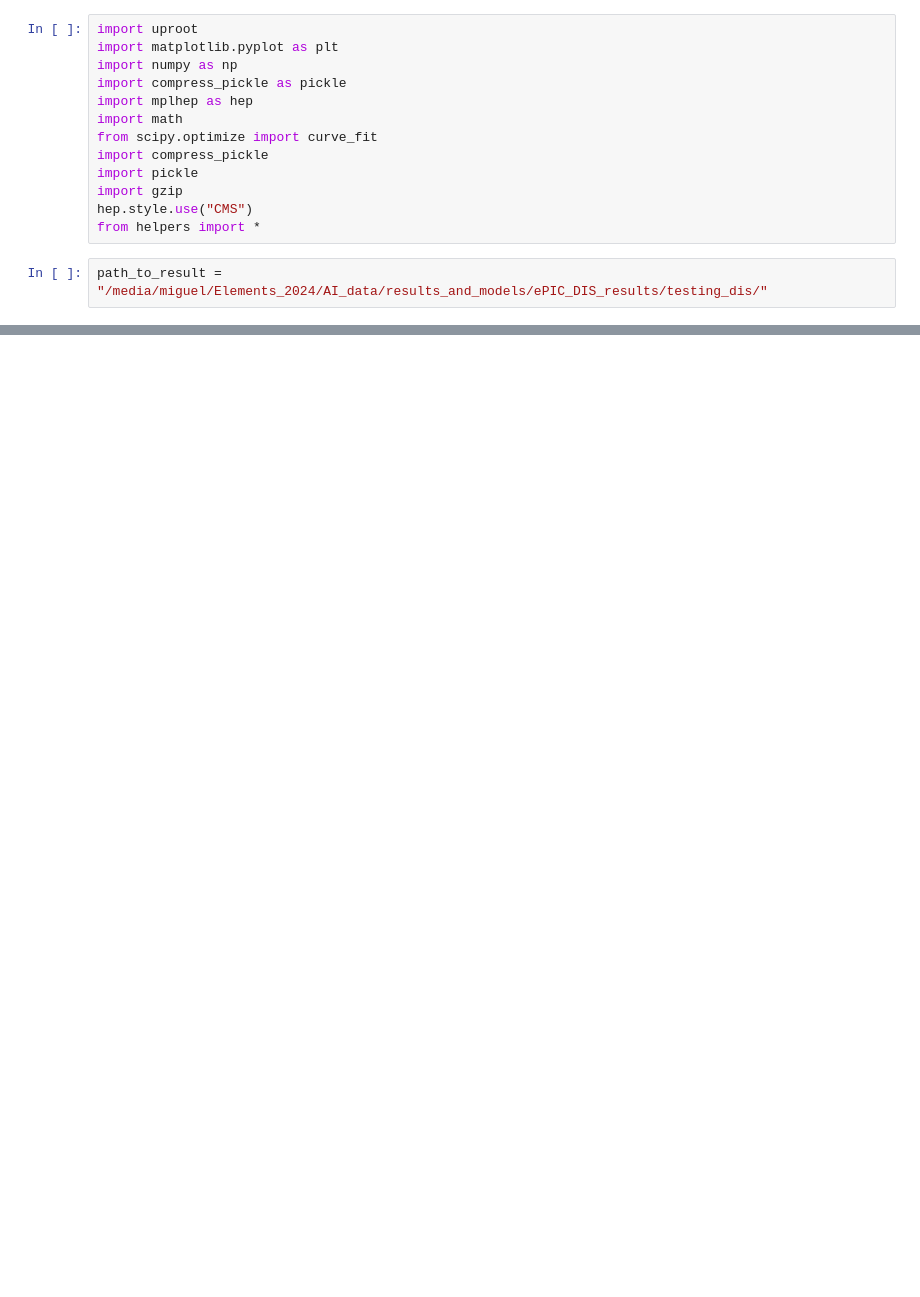
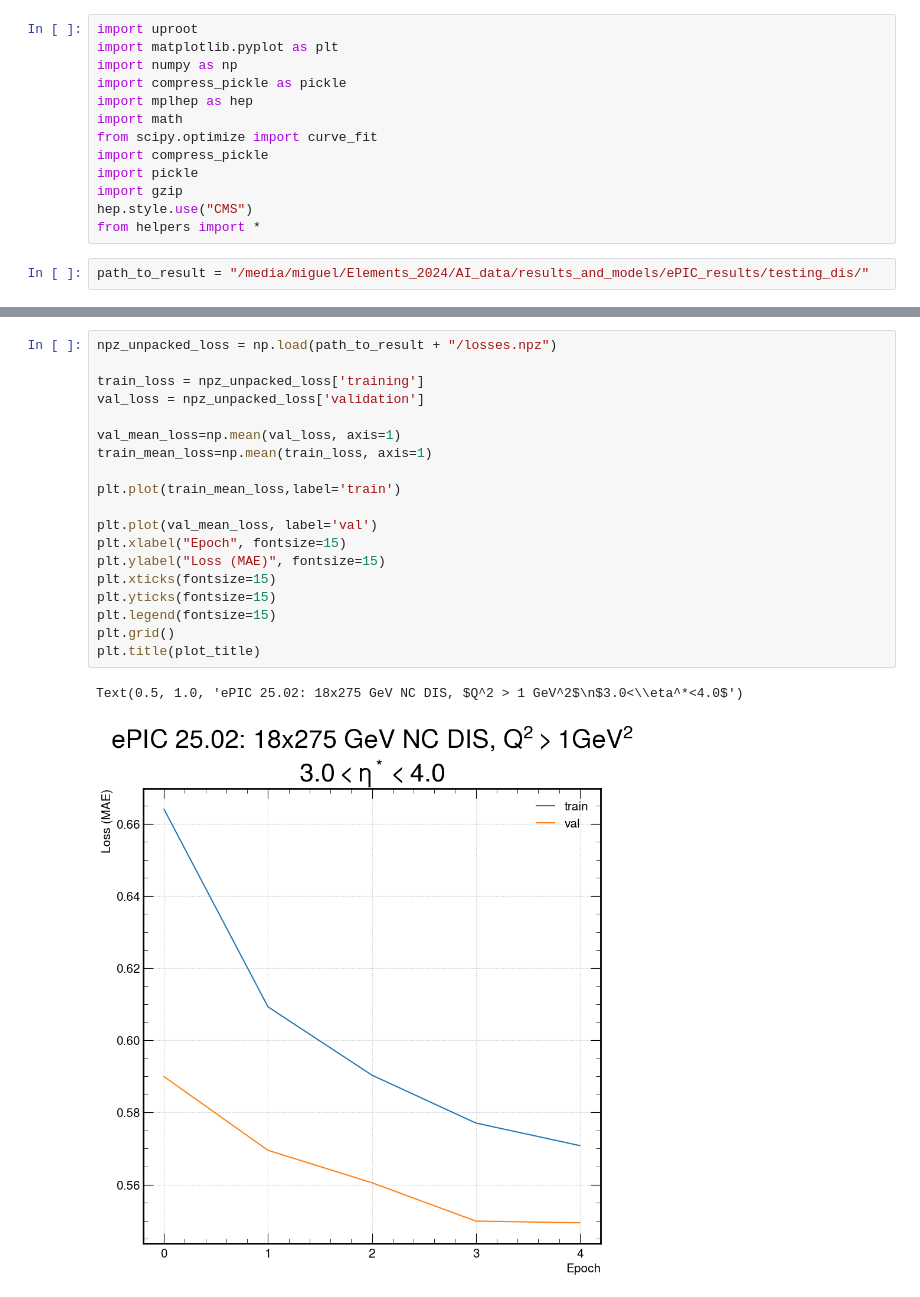
Before and after one commit to eiccodesign/regressiononly, a Jupyter notebook: src/notebooks/testing_new_output_pt_Eminuspz.ipynb, the cells around one changed output, grey strips where cells are left out. Drawn from its saved outputs; the diff is of its cells as text; blank space fills up the shorter version.

```diff
--- a/src/notebooks/testing_new_output_pt_Eminuspz.ipynb
+++ b/src/notebooks/testing_new_output_pt_Eminuspz.ipynb
@@ -12,4 +12,4 @@ import gzip
 hep.style.use("CMS")
 from helpers import *
 # %%
-path_to_result = "/media/miguel/Elements_2024/AI_data/results_and_models/ePIC_DIS_results/testing_dis/"
+path_to_result = "/media/miguel/Elements_2024/AI_data/results_and_models/ePIC_results/testing_dis/"
@@ -27,5 +32,27 @@ predictions_pt = predictions_unnormalized["transverse_momentum"]
 
 meta_info = npz_unpacked['meta']
+# %%
+npz_unpacked_loss = np.load(path_to_result + "/losses.npz")
+
+train_loss = npz_unpacked_loss['training']
+val_loss = npz_unpacked_loss['validation']
+
+val_mean_loss=np.mean(val_loss, axis=1)
+train_mean_loss=np.mean(train_loss, axis=1)
+
+plt.plot(train_mean_loss,label='train')
+
+plt.plot(val_mean_loss, label='val')
+plt.xlabel("Epoch", fontsize=15)
+plt.ylabel("Loss (MAE)", fontsize=15)
+plt.xticks(fontsize=15)
+plt.yticks(fontsize=15)
+plt.legend(fontsize=15)
+plt.grid()
+plt.title(plot_title)
+# %% [output]
+Text(0.5, 1.0, 'ePIC 25.02: 18x275 GeV NC DIS, $Q^2 > 1 GeV^2$\n$3.0<\\eta^*<4.0$')
+[figure, added]
 # %%
 import vector
 import uproot
```
Also changed, not shown: parts of 7 cells of this notebook, 5 other files.
